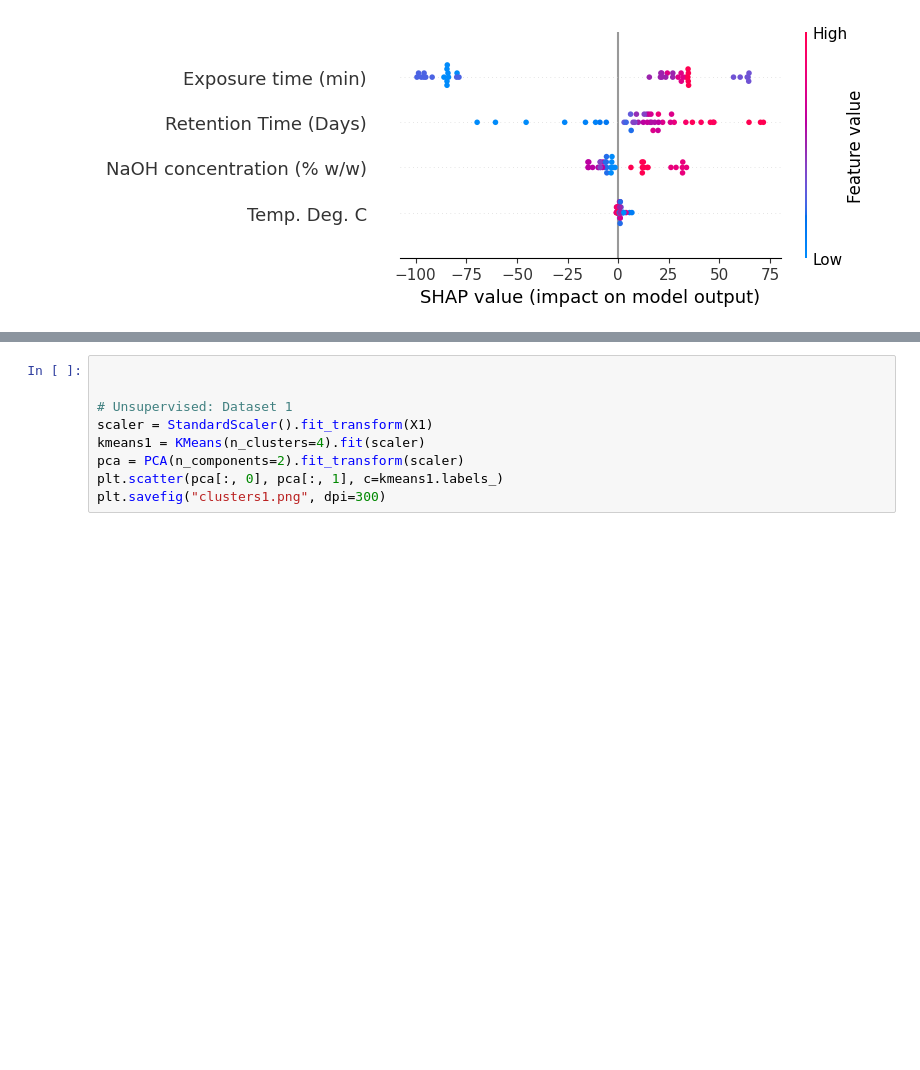
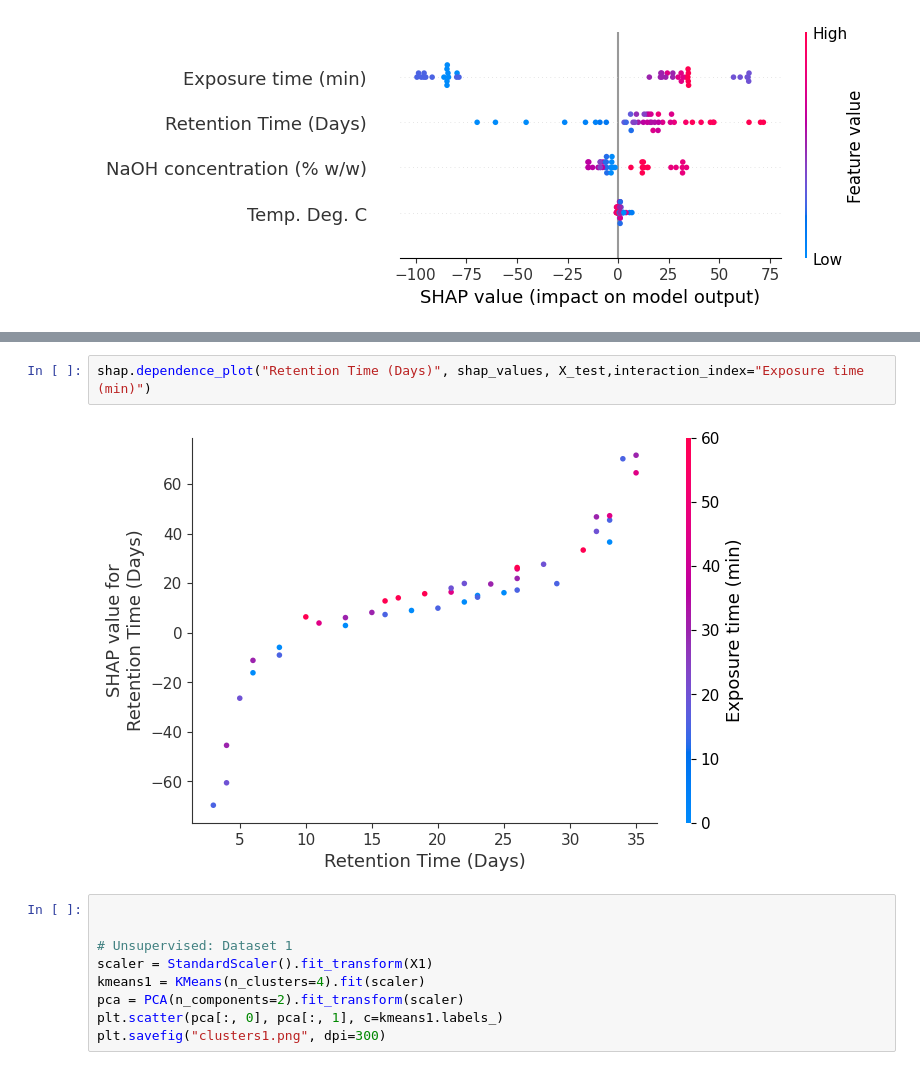
Before and after one commit to iretex/research, a Jupyter notebook: note.ipynb, the cells around one changed output, grey strips where cells are left out. Cells and saved outputs as stored; diff of their text form; blank space fills up the shorter version.

```diff
--- a/note.ipynb
+++ b/note.ipynb
@@ -125,3 +143,7 @@ AssertionError: Summary plots need a matrix of shap_values, not a vector.
+# %%
+shap.dependence_plot("Retention Time (Days)", shap_values, X_test,interaction_index="Exposure time (min)")
+# %% [output]
+[figure, added]
 # %%
 
 
```
Also changed, not shown: parts of 5 cells of this notebook.
